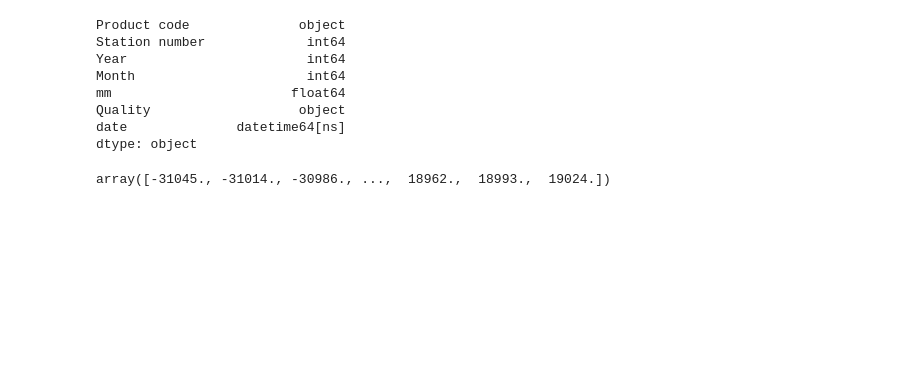
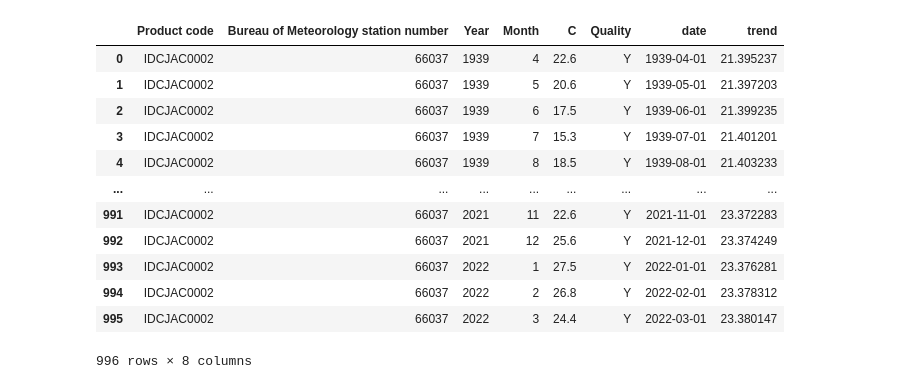
Before and after one commit to ioionu/sydney-climate-charts, a Jupyter notebook: chart.ipynb, the cells around one changed output. Cells and saved outputs as stored; diff of their text form; code cells hidden in the pictures; blank space fills up the shorter version.

```diff
--- a/chart.ipynb
+++ b/chart.ipynb
@@ -14,14 +24 @@ def calc_period(row):
-# %%
-rain['date'] = rain.apply(calc_period, axis=1)
-rain['date'] = pd.to_datetime(rain['date'])
-rain.dtypes
-# %% [output]
-Product code              object
-Station number             int64
-Year                       int64
-Month                      int64
-mm                       float64
-Quality                   object
-date              datetime64[ns]
-dtype: object
 # %%
@@ -34,7 +36,18 @@ rain.insert(7, 'trend', f(x))
 # %%
-x
-# rain
+temperature
 # %% [output]
+|  | Product code | Bureau of Meteorology station number | Year | Month | C | Quality | date | trend |
+| 0 | IDCJAC0002 | 66037 | 1939 | 4 | 22.6 | Y | 1939-04-01 | 21.395237 |
+| 1 | IDCJAC0002 | 66037 | 1939 | 5 | 20.6 | Y | 1939-05-01 | 21.397203 |
+| 2 | IDCJAC0002 | 66037 | 1939 | 6 | 17.5 | Y | 1939-06-01 | 21.399235 |
+| 3 | IDCJAC0002 | 66037 | 1939 | 7 | 15.3 | Y | 1939-07-01 | 21.401201 |
+| 4 | IDCJAC0002 | 66037 | 1939 | 8 | 18.5 | Y | 1939-08-01 | 21.403233 |
+| ... | ... | ... | ... | ... | ... | ... | ... | ... |
+| 991 | IDCJAC0002 | 66037 | 2021 | 11 | 22.6 | Y | 2021-11-01 | 23.372283 |
+| 992 | IDCJAC0002 | 66037 | 2021 | 12 | 25.6 | Y | 2021-12-01 | 23.374249 |
+| 993 | IDCJAC0002 | 66037 | 2022 | 1 | 27.5 | Y | 2022-01-01 | 23.376281 |
+| 994 | IDCJAC0002 | 66037 | 2022 | 2 | 26.8 | Y | 2022-02-01 | 23.378312 |
+| 995 | IDCJAC0002 | 66037 | 2022 | 3 | 24.4 | Y | 2022-03-01 | 23.380147 |
-array([-31045., -31014., -30986., ...,  18962.,  18993.,  19024.])
+996 rows × 8 columns
 # %%
 fig, ax = plt.subplots()
```
Also changed, not shown: parts of 9 cells of this notebook, 4 other files.
